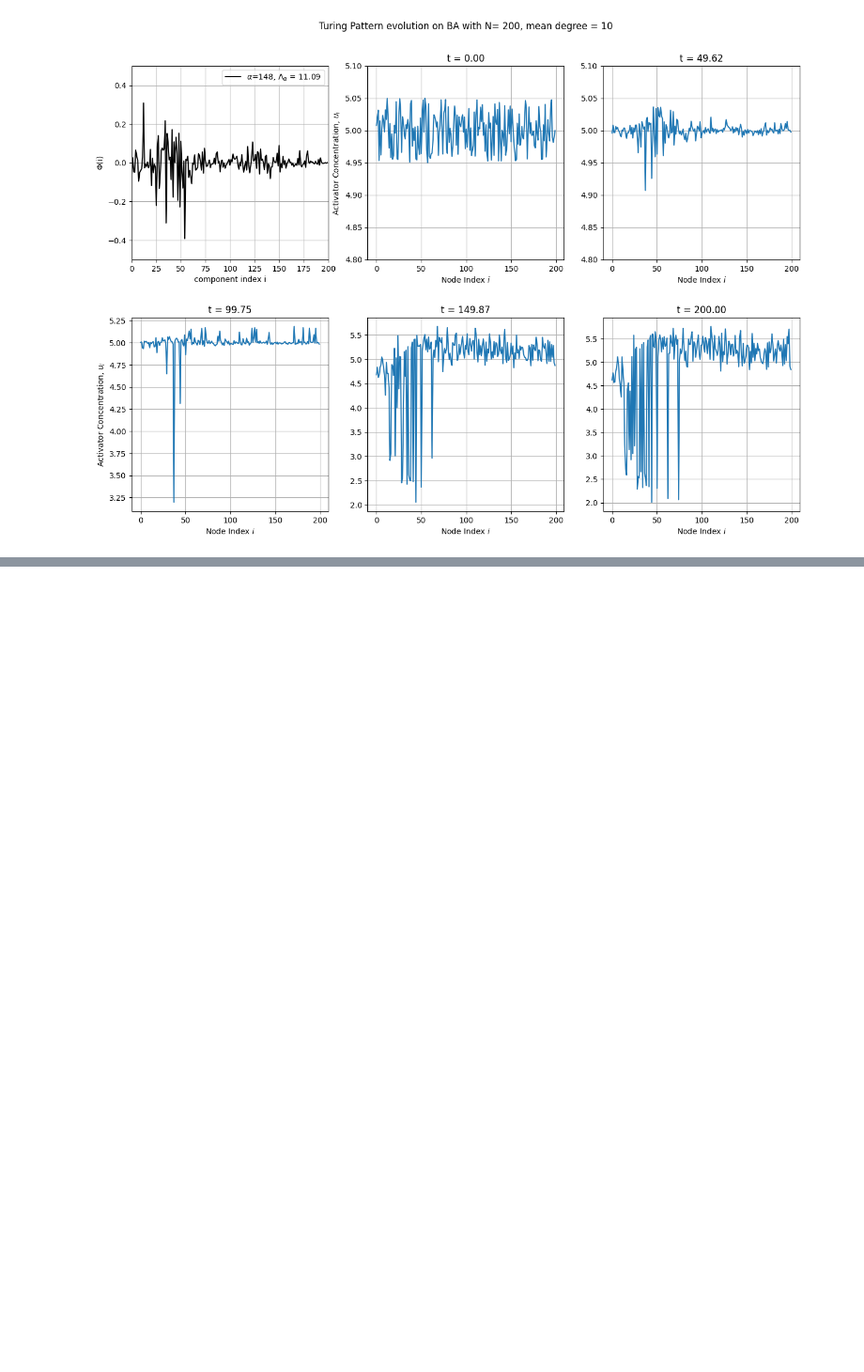
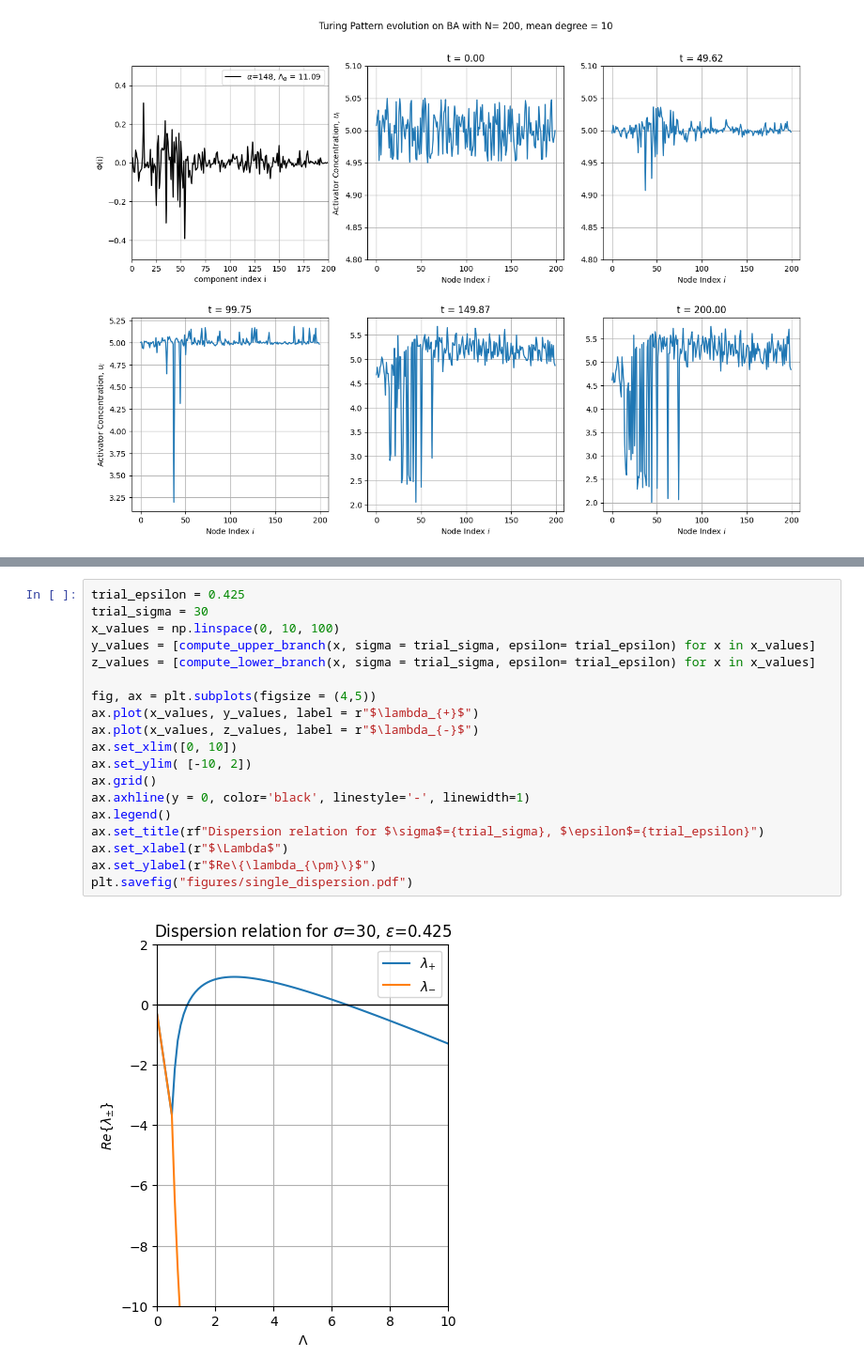
Before and after one commit to miriamzara/ComplexNet_project, a Jupyter notebook: project_18/code/turing_network_simulation.ipynb, the cells around one changed output, grey strips where cells are left out. Shown at 94% size. Cells and saved outputs as stored; diff of their text form; blank space fills up the shorter version.

```diff
--- a/project_18/code/turing_network_simulation.ipynb
+++ b/project_18/code/turing_network_simulation.ipynb
@@ -228,0 +281,21 @@ No artists with labels found to put in legend.  Note that artists whose label st
+# %%
+trial_epsilon = 0.425
+trial_sigma = 30
+x_values = np.linspace(0, 10, 100)
+y_values = [compute_upper_branch(x, sigma = trial_sigma, epsilon= trial_epsilon) for x in x_values]
+z_values = [compute_lower_branch(x, sigma = trial_sigma, epsilon= trial_epsilon) for x in x_values]
+
+fig, ax = plt.subplots(figsize = (4,5))
+ax.plot(x_values, y_values, label = r"$\lambda_{+}$")
+ax.plot(x_values, z_values, label = r"$\lambda_{-}$")
+ax.set_xlim([0, 10])
+ax.set_ylim( [-10, 2])
+ax.grid()
+ax.axhline(y = 0, color='black', linestyle='-', linewidth=1)
+ax.legend()
+ax.set_title(rf"Dispersion relation for $\sigma$={trial_sigma}, $\epsilon$={trial_epsilon}")
+ax.set_xlabel(r"$\Lambda$")
+ax.set_ylabel(r"$Re\{\lambda_{\pm}\}$")
+plt.savefig("figures/single_dispersion.pdf")
+# %% [output]
+[figure, added]
```
Also changed, not shown: parts of 8 cells of this notebook, 20 other files.
